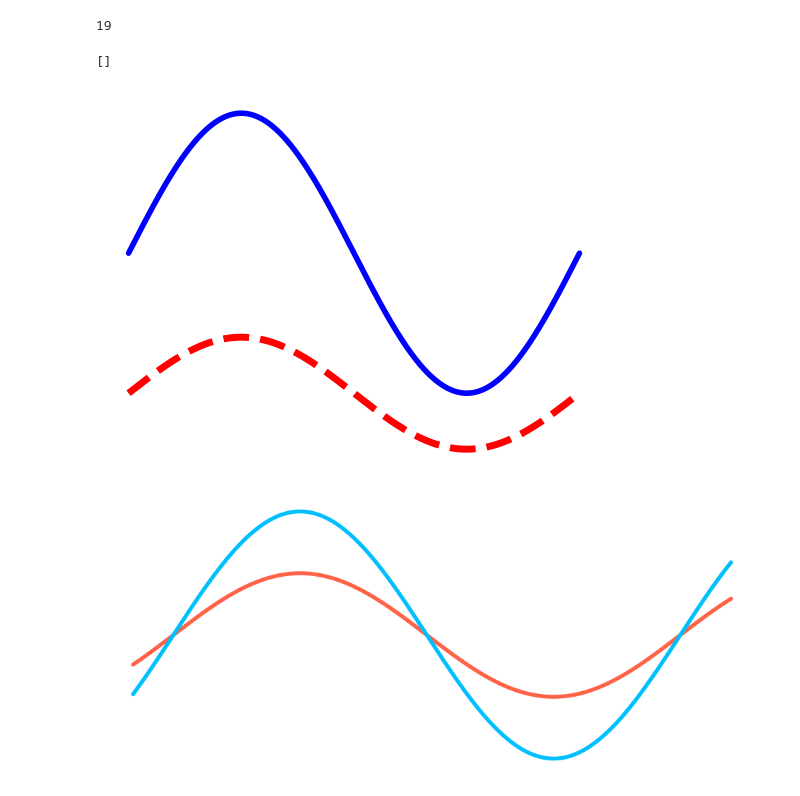
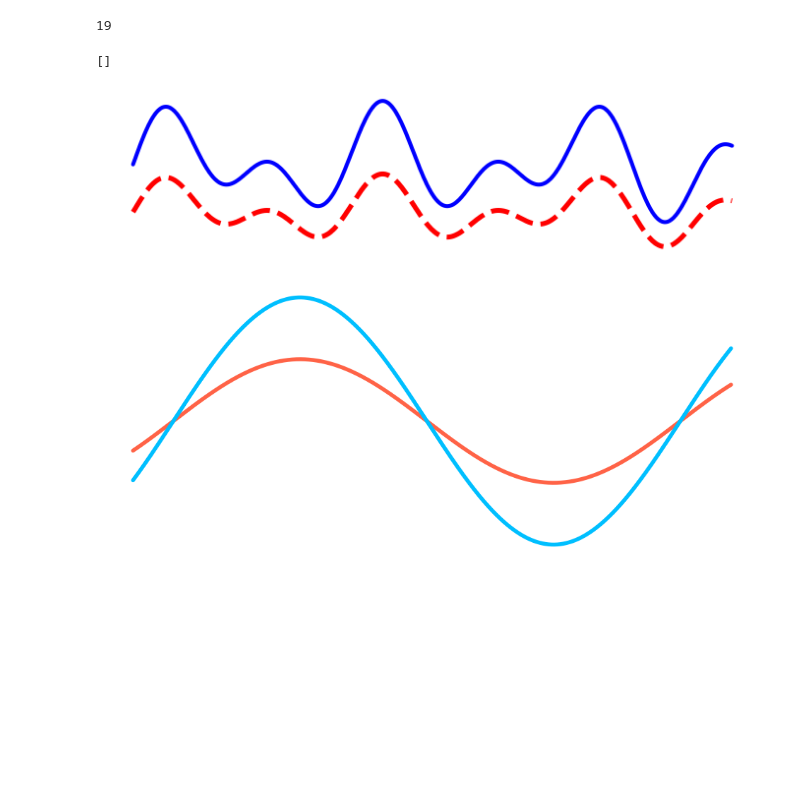
Before and after one commit to Mayuko-Mori/Plot_exoplanets, a Jupyter notebook: cartoons-sinecurve.ipynb, the cells around one changed output. Drawn from its saved outputs; the diff is of its cells as text; code cells hidden in the pictures; blank space fills up the shorter version.

```diff
--- a/cartoons-sinecurve.ipynb
+++ b/cartoons-sinecurve.ipynb
@@ -25,23 +25,23 @@ pl.rcParams['ytick.labelsize'] = 'large'
 pl.rcParams['xtick.labelsize'] = 'large'
 fontsize=20
 # %%
-x = np.linspace(0, 2 * np.pi, 1000)
+x = np.linspace(0, 6 * np.pi, 1000)
 #y = np.sin(x)  + 2 * np.sin(1.2*x-3)
 
 
-fig, ax = pl.subplots()
-ax.plot(x, 0.4*np.sin(x)-1, lw = 5, color='red', linestyle='--')
-ax.plot(x, np.sin(x), lw = 4, color='blue')
+fig, ax = pl.subplots(figsize=(12, 3))
+ax.plot(x, 0.6*np.sin(x)+0.6*np.sin(1.8*x)-1.5, lw = 5, color='red', linestyle='--')
+ax.plot(x, np.sin(x)+np.sin(1.8*x), lw = 4, color='blue')
 
 ax.axis('off')
 
 ax.set_xticks([])
 ax.set_yticks([])
 ax.xaxis.set_ticklabels([])
 ax.yaxis.set_ticklabels([])
 # %% [output]
 []
-[figure, old version]
+[figure, new version]
 # %%
 x = np.linspace(-0.5, 2.2 * np.pi, 1000)
 #y = np.sin(x)  + 2 * np.sin(1.2*x-3)
```
Also changed, not shown: parts of 3 cells of this notebook.
